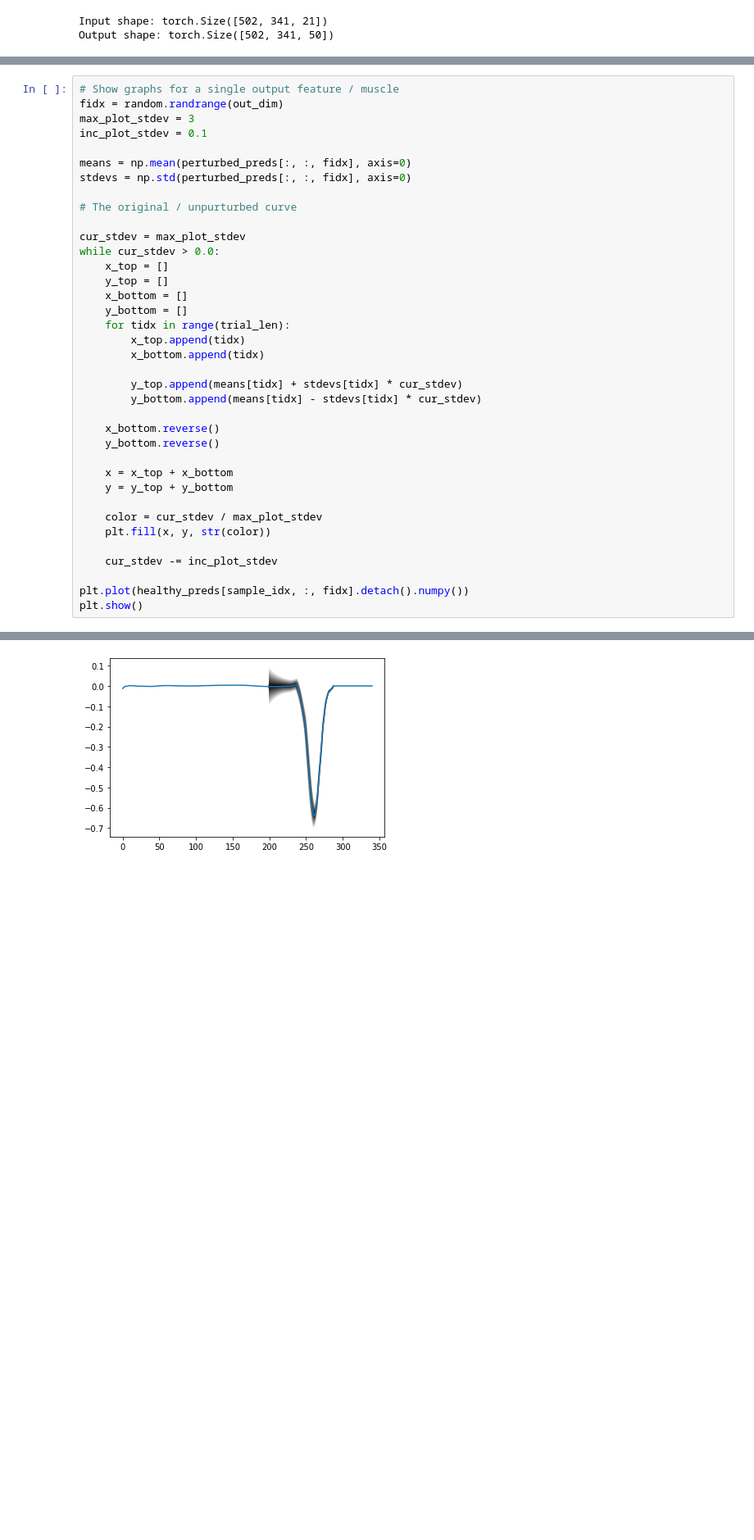
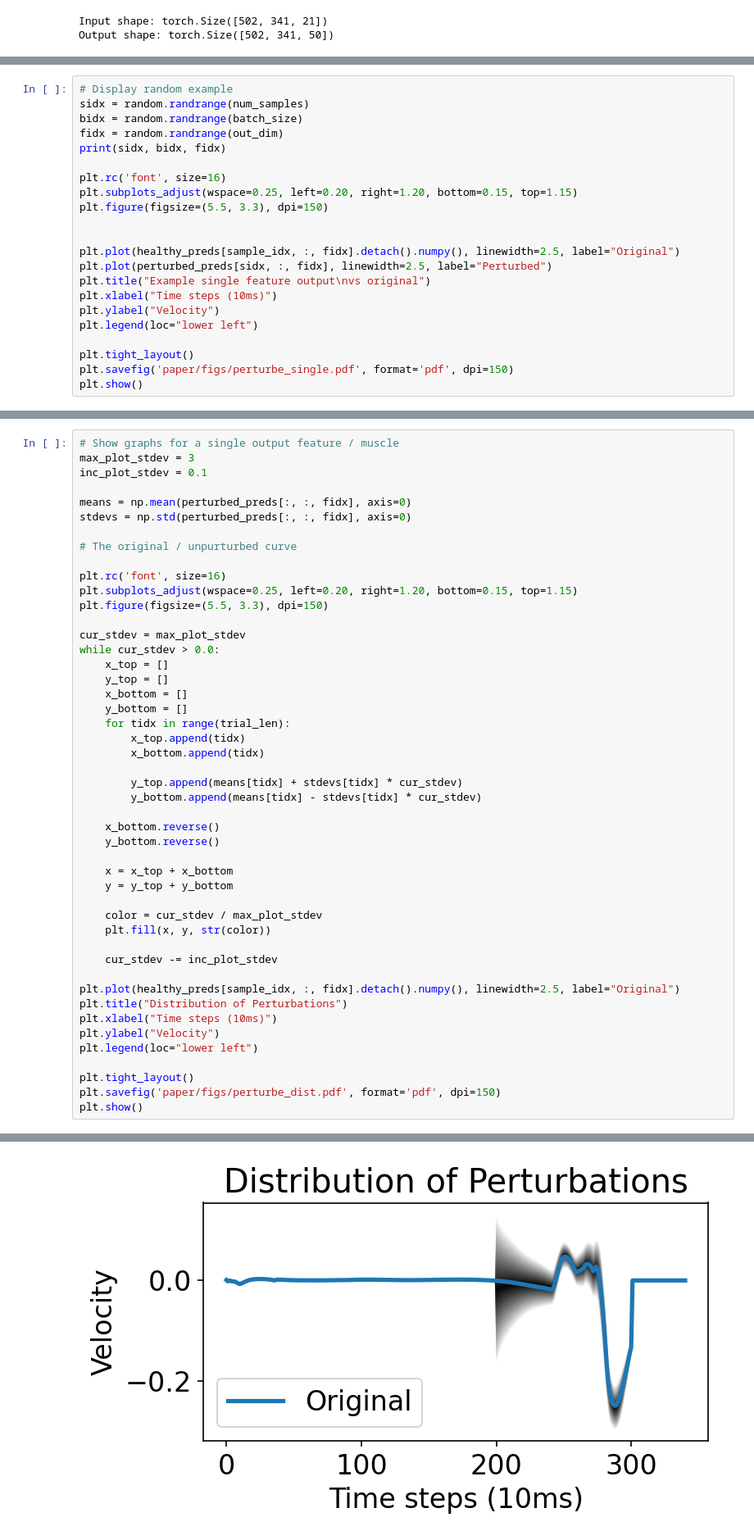
Before and after one commit to mmattb/coproc-poc, a Jupyter notebook: analyze_michaels_dynamics.ipynb, the cells around one changed output, grey strips where cells are left out. Shown at 82% size. Cells and saved outputs as stored; diff of their text form; blank space fills up the shorter version.

Commit message:
Paper progress

```diff
--- a/analyze_michaels_dynamics.ipynb
+++ b/analyze_michaels_dynamics.ipynb
@@ -142,0 +130,22 @@ Sample idx: 471
+# %%
+# Display random example
+sidx = random.randrange(num_samples)
+bidx = random.randrange(batch_size)
+fidx = random.randrange(out_dim)
+print(sidx, bidx, fidx)
+
+plt.rc('font', size=16)
+plt.subplots_adjust(wspace=0.25, left=0.20, right=1.20, bottom=0.15, top=1.15)
+plt.figure(figsize=(5.5, 3.3), dpi=150)
+
+
+plt.plot(healthy_preds[sample_idx, :, fidx].detach().numpy(), linewidth=2.5, label="Original")
+plt.plot(perturbed_preds[sidx, :, fidx], linewidth=2.5, label="Perturbed")
+plt.title("Example single feature output\nvs original")
+plt.xlabel("Time steps (10ms)")
+plt.ylabel("Velocity")
+plt.legend(loc="lower left")
+
+plt.tight_layout()
+plt.savefig('paper/figs/perturbe_single.pdf', format='pdf', dpi=150)
+plt.show()
@@ -143,6 +156,5 @@ Sample idx: 471
 # %%
 # Show graphs for a single output feature / muscle
-fidx = random.randrange(out_dim)
 max_plot_stdev = 3
 inc_plot_stdev = 0.1
 
@@ -150,6 +162,10 @@ means = np.mean(perturbed_preds[:, :, fidx], axis=0)
 stdevs = np.std(perturbed_preds[:, :, fidx], axis=0)
 
 # The original / unpurturbed curve
+
+plt.rc('font', size=16)
+plt.subplots_adjust(wspace=0.25, left=0.20, right=1.20, bottom=0.15, top=1.15)
+plt.figure(figsize=(5.5, 3.3), dpi=150)
 
 cur_stdev = max_plot_stdev
 while cur_stdev > 0.0:
@@ -175,6 +191,13 @@ while cur_stdev > 0.0:
 
     cur_stdev -= inc_plot_stdev
 
-plt.plot(healthy_preds[sample_idx, :, fidx].detach().numpy())
+plt.plot(healthy_preds[sample_idx, :, fidx].detach().numpy(), linewidth=2.5, label="Original")
+plt.title("Distribution of Perturbations")
+plt.xlabel("Time steps (10ms)")
+plt.ylabel("Velocity")
+plt.legend(loc="lower left")
+
+plt.tight_layout()
+plt.savefig('paper/figs/perturbe_dist.pdf', format='pdf', dpi=150)
 plt.show()
 # %% [output]
@@ -181 +205 @@ plt.show()
-[figure, old version]
+[figure, new version]
```
Also changed, not shown: parts of 4 cells of this notebook, 11 other files.
